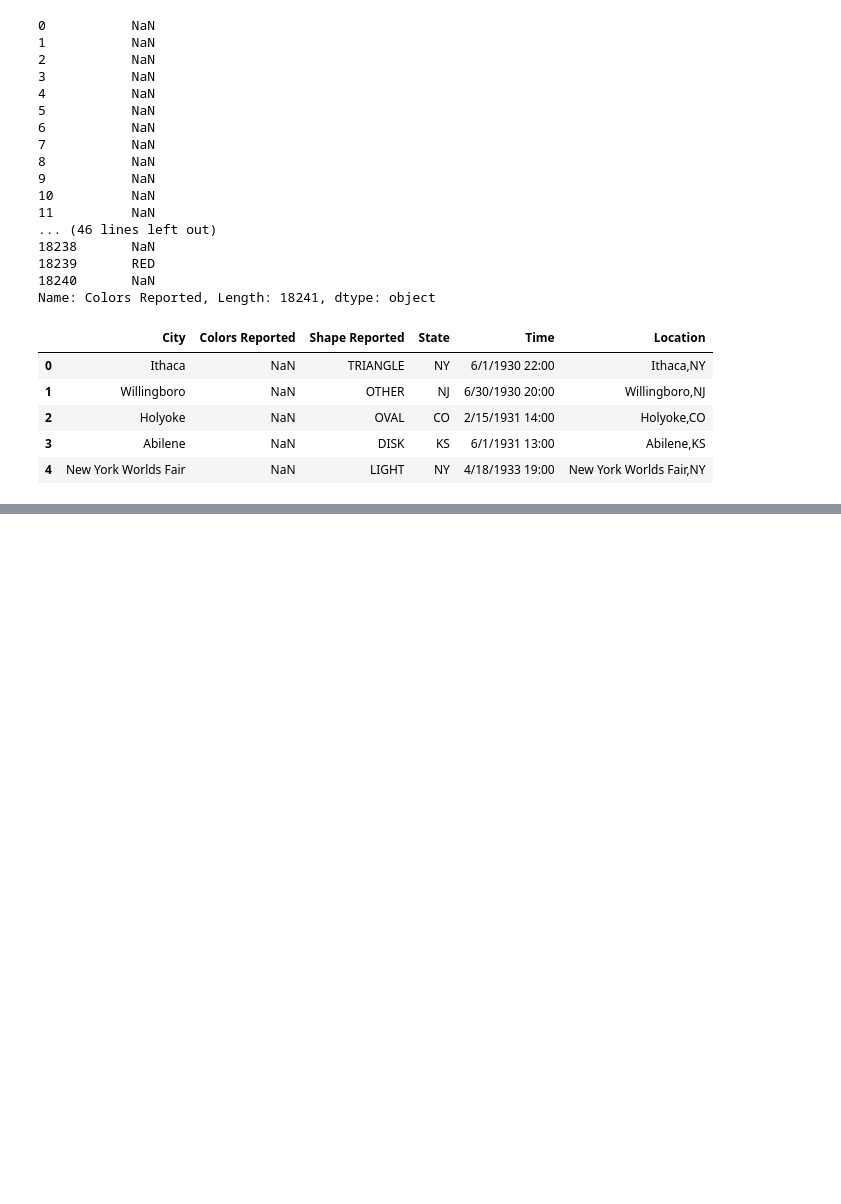
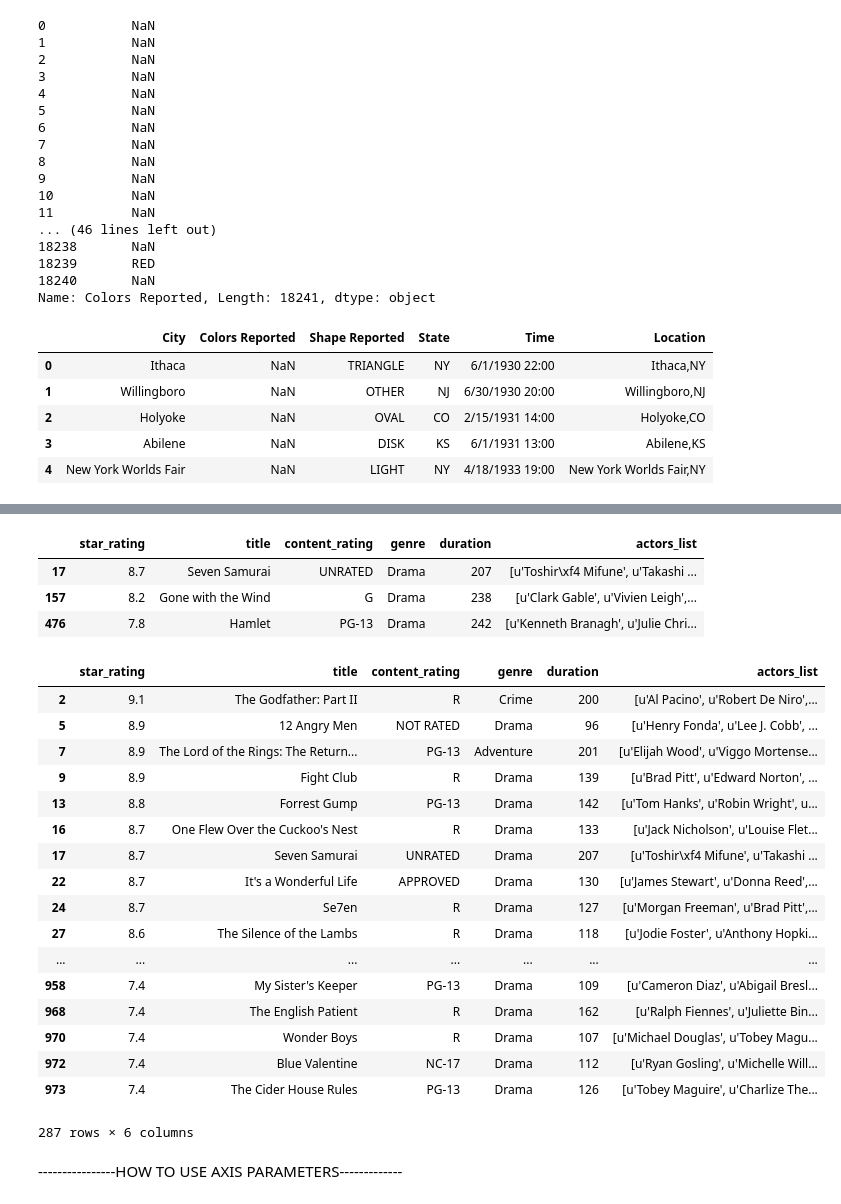
Before and after one commit to tamalsen2509/data_wrangling_withpanda, a Jupyter notebook: Data analysis in pnada.ipynb, the cells around one changed output, grey strips where cells are left out. Drawn from its saved outputs; the diff is of its cells as text; code cells hidden in the pictures; blank space fills up the shorter version.

```diff
--- a/Data analysis in pnada.ipynb
+++ b/Data analysis in pnada.ipynb
@@ -103,0 +300,31 @@ ufo.head()
+# %%
+movies[(movies.duration >= 200) & (movies.genre =='Drama')]
+# %% [output]
+|  | star_rating | title | content_rating | genre | duration | actors_list |
+| 17 | 8.7 | Seven Samurai | UNRATED | Drama | 207 | [u'Toshir\xf4 Mifune', u'Takashi ... |
+| 157 | 8.2 | Gone with the Wind | G | Drama | 238 | [u'Clark Gable', u'Vivien Leigh',... |
+| 476 | 7.8 | Hamlet | PG-13 | Drama | 242 | [u'Kenneth Branagh', u'Julie Chri... |
+# %%
+"""using OR condition"""
+movies[(movies.duration >= 200) | (movies.genre =='Drama')]
+# %% [output]
+|  | star_rating | title | content_rating | genre | duration | actors_list |
+| 2 | 9.1 | The Godfather: Part II | R | Crime | 200 | [u'Al Pacino', u'Robert De Niro',... |
+| 5 | 8.9 | 12 Angry Men | NOT RATED | Drama | 96 | [u'Henry Fonda', u'Lee J. Cobb', ... |
+| 7 | 8.9 | The Lord of the Rings: The Return... | PG-13 | Adventure | 201 | [u'Elijah Wood', u'Viggo Mortense... |
+| 9 | 8.9 | Fight Club | R | Drama | 139 | [u'Brad Pitt', u'Edward Norton', ... |
+| 13 | 8.8 | Forrest Gump | PG-13 | Drama | 142 | [u'Tom Hanks', u'Robin Wright', u... |
+| 16 | 8.7 | One Flew Over the Cuckoo's Nest | R | Drama | 133 | [u'Jack Nicholson', u'Louise Flet... |
+| 17 | 8.7 | Seven Samurai | UNRATED | Drama | 207 | [u'Toshir\xf4 Mifune', u'Takashi ... |
+| 22 | 8.7 | It's a Wonderful Life | APPROVED | Drama | 130 | [u'James Stewart', u'Donna Reed',... |
+| 24 | 8.7 | Se7en | R | Drama | 127 | [u'Morgan Freeman', u'Brad Pitt',... |
+| 27 | 8.6 | The Silence of the Lambs | R | Drama | 118 | [u'Jodie Foster', u'Anthony Hopki... |
+| ... | ... | ... | ... | ... | ... | ... |
+| 958 | 7.4 | My Sister's Keeper | PG-13 | Drama | 109 | [u'Cameron Diaz', u'Abigail Bresl... |
+| 968 | 7.4 | The English Patient | R | Drama | 162 | [u'Ralph Fiennes', u'Juliette Bin... |
+| 970 | 7.4 | Wonder Boys | R | Drama | 107 | [u'Michael Douglas', u'Tobey Magu... |
+| 972 | 7.4 | Blue Valentine | NC-17 | Drama | 112 | [u'Ryan Gosling', u'Michelle Will... |
+| 973 | 7.4 | The Cider House Rules | PG-13 | Drama | 126 | [u'Tobey Maguire', u'Charlize The... |
+287 rows × 6 columns
+# %% [markdown]
+----------------HOW TO USE AXIS PARAMETERS-------------
```
Also changed, not shown: parts of 38 cells of this notebook.
